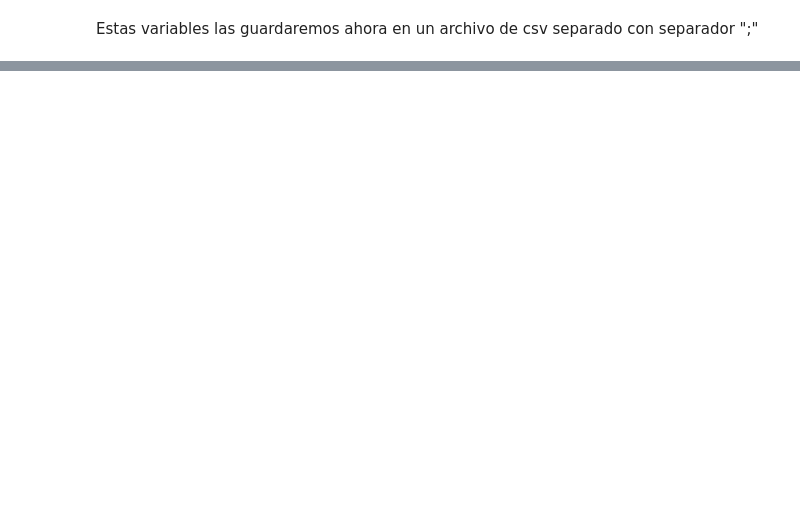
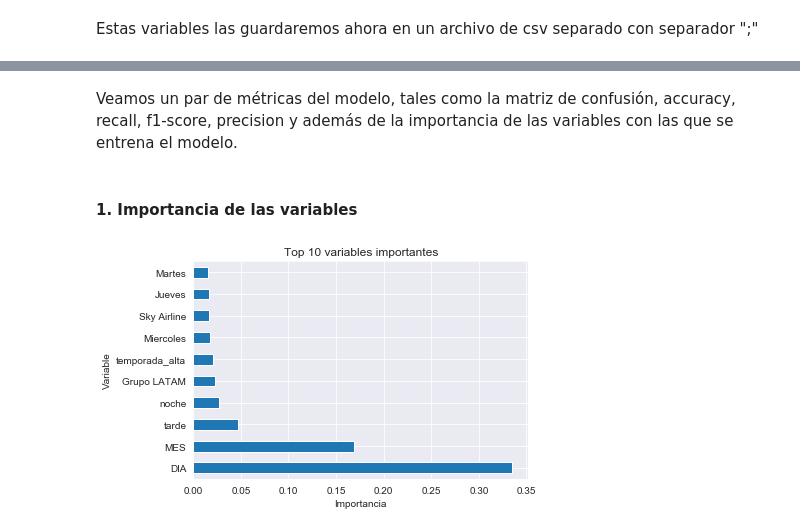
Before and after one commit to JaviviFMB/challenge-datascientist, a Jupyter notebook: solution.ipynb, the cells around one changed output, grey strips where cells are left out. Saved outputs shown, nothing was run; the diff lists cells and outputs as text; code cells hidden in the pictures; blank space fills up the shorter version.

```diff
--- a/solution.ipynb
+++ b/solution.ipynb
@@ -178,0 +444,17 @@ Este modelo corresponde a un modelo de clasificación, dado que consideraremos c
+# %% [markdown]
+Veamos un par de métricas del modelo, tales como la matriz de confusión, accuracy, recall, f1-score,
+precision y además de la importancia de las variables con las que se entrena el modelo.
+# %% [markdown]
+#### 1. Importancia de las variables
+# %%
+def feature_importance(model):
+    ax= plt.subplot()
+    feat_importances = pd.Series(model.feature_importances_, index=X.columns)
+    feat_importances.nlargest(10).plot(kind='barh')
+    ax.set_title('Top 10 variables importantes')
+    ax.set_ylabel('Variable')
+    ax.set_xlabel('Importancia')
+
+feature_importance(rf_model)
+# %% [output]
+[figure, added]
```
Also changed, not shown: parts of 50 cells of this notebook.
